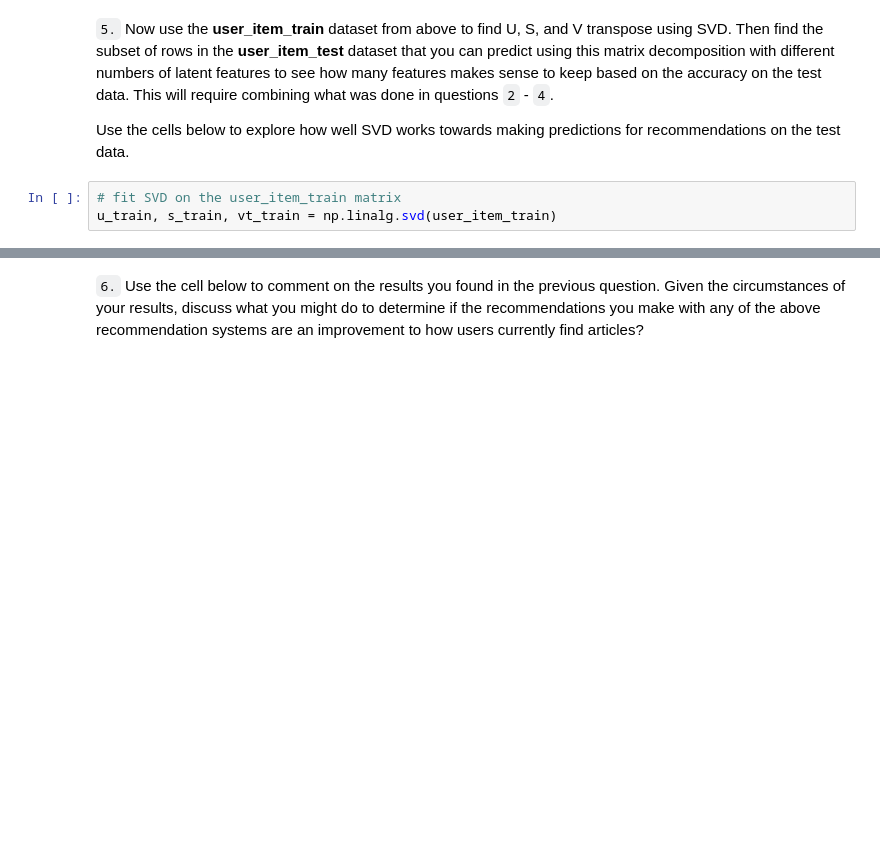
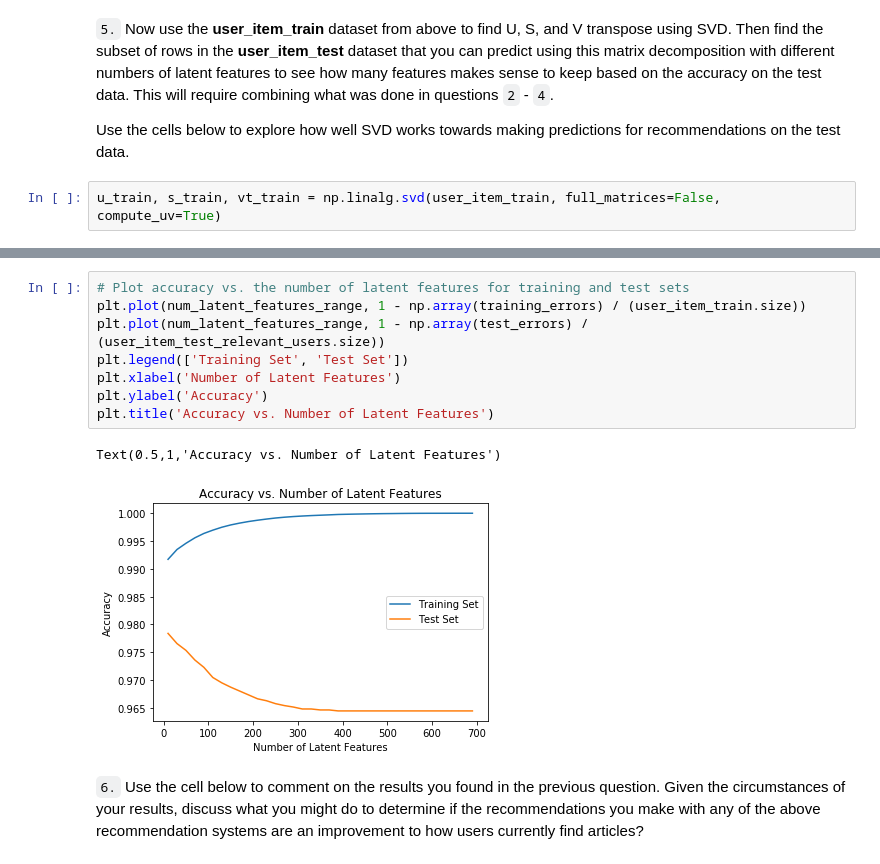
Before and after one commit to OliVinz/Recommendations-with-IBM, a Jupyter notebook: Recommendations_with_IBM.ipynb, the cells around one changed output, grey strips where cells are left out. Cells and saved outputs as stored; diff of their text form; blank space fills up the shorter version.

```diff
--- a/Recommendations_with_IBM.ipynb
+++ b/Recommendations_with_IBM.ipynb
@@ -766,5 +755,4 @@ len(np.intersect1d(df_train['article_id'].unique(),df_test['article_id'].unique(
 
 Use the cells below to explore how well SVD works towards making predictions for recommendations on the test data.
 # %%
-# fit SVD on the user_item_train matrix
-u_train, s_train, vt_train = np.linalg.svd(user_item_train)
+u_train, s_train, vt_train = np.linalg.svd(user_item_train, full_matrices=False, compute_uv=True)
@@ -828,3 +806,14 @@ plt.show()
+# %%
+# Plot accuracy vs. the number of latent features for training and test sets
+plt.plot(num_latent_features_range, 1 - np.array(training_errors) / (user_item_train.size))
+plt.plot(num_latent_features_range, 1 - np.array(test_errors) / (user_item_test_relevant_users.size))
+plt.legend(['Training Set', 'Test Set'])
+plt.xlabel('Number of Latent Features')
+plt.ylabel('Accuracy')
+plt.title('Accuracy vs. Number of Latent Features')
+# %% [output]
+Text(0.5,1,'Accuracy vs. Number of Latent Features')
+[figure, added]
 # %% [markdown]
 `6.` Use the cell below to comment on the results you found in the previous question. Given the circumstances of your results, discuss what you might do to determine if the recommendations you make with any of the above recommendation systems are an improvement to how users currently find articles?
 # %% [markdown]
```
Also changed, not shown: parts of 10 cells of this notebook.
